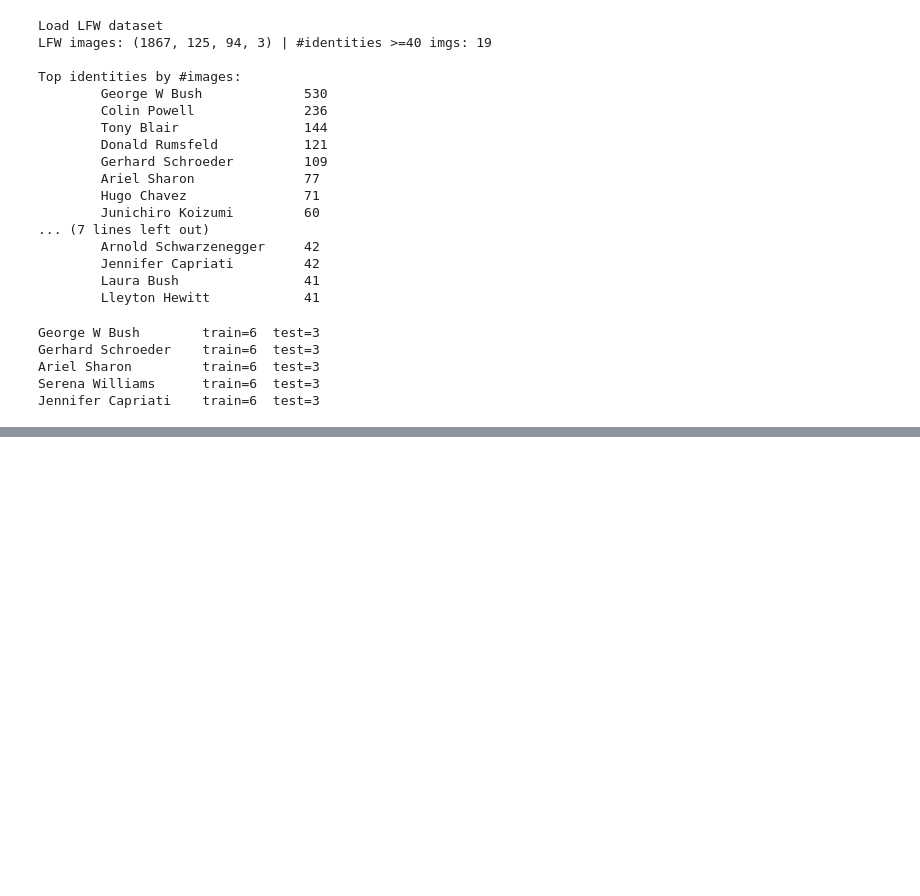
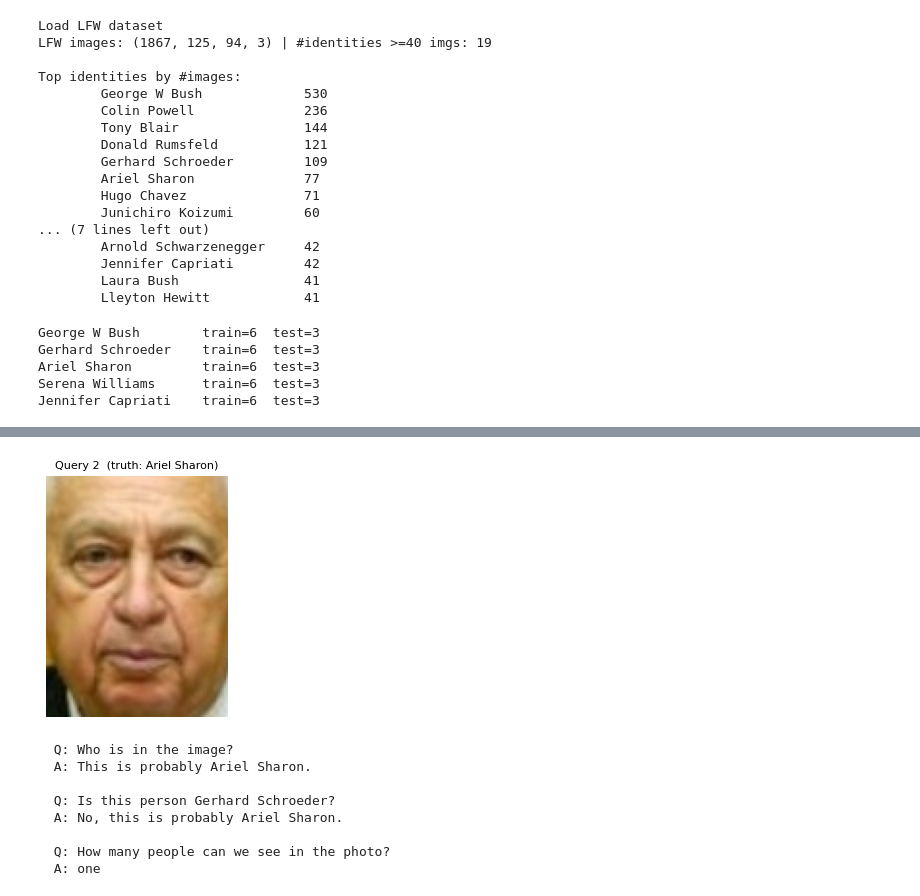
Before and after one commit to yaronwinter/Nebius, a Jupyter notebook: weeks/week8/llm/llm_multi_model_hw4.ipynb, the cells around one changed output, grey strips where cells are left out. Drawn from its saved outputs; the diff is of its cells as text; code cells hidden in the pictures; blank space fills up the shorter version.

```diff
--- a/weeks/week8/llm/llm_multi_model_hw4.ipynb
+++ b/weeks/week8/llm/llm_multi_model_hw4.ipynb
@@ -744,0 +741,12 @@ run_personalized_qa(dataset["Colin Powell"]["test"][0], true_name="Colin Powell"
+# %%
+run_personalized_qa(dataset["Ariel Sharon"][TEST][1], true_name="Ariel Sharon", candidate="Gerhard Schroeder", index=2, question="How many people can we see in the photo?")
+# %% [output]
+[figure, added]
+  Q: Who is in the image?
+  A: This is probably Ariel Sharon.
+
+  Q: Is this person Gerhard Schroeder?
+  A: No, this is probably Ariel Sharon.
+
+  Q: How many people can we see in the photo?
+  A: one
```
Also changed, not shown: parts of 22 cells of this notebook.
